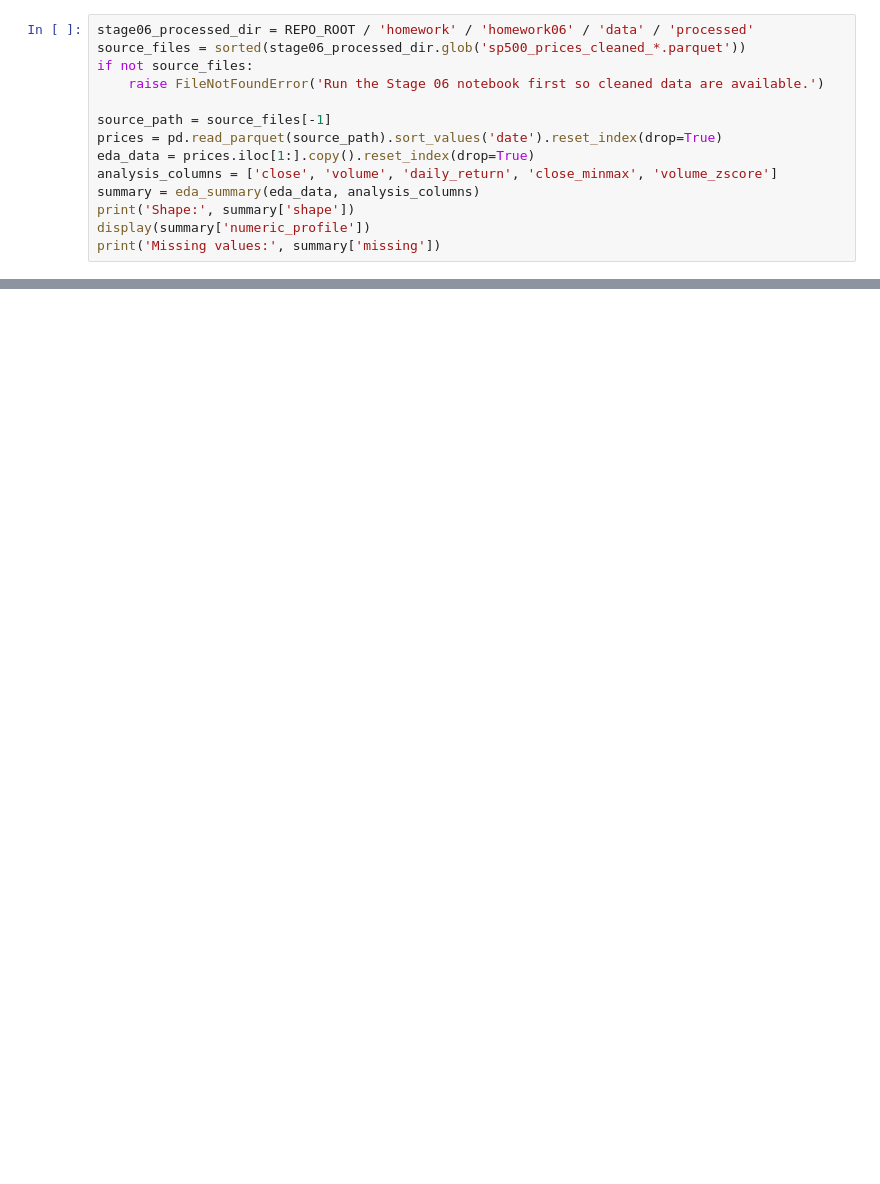
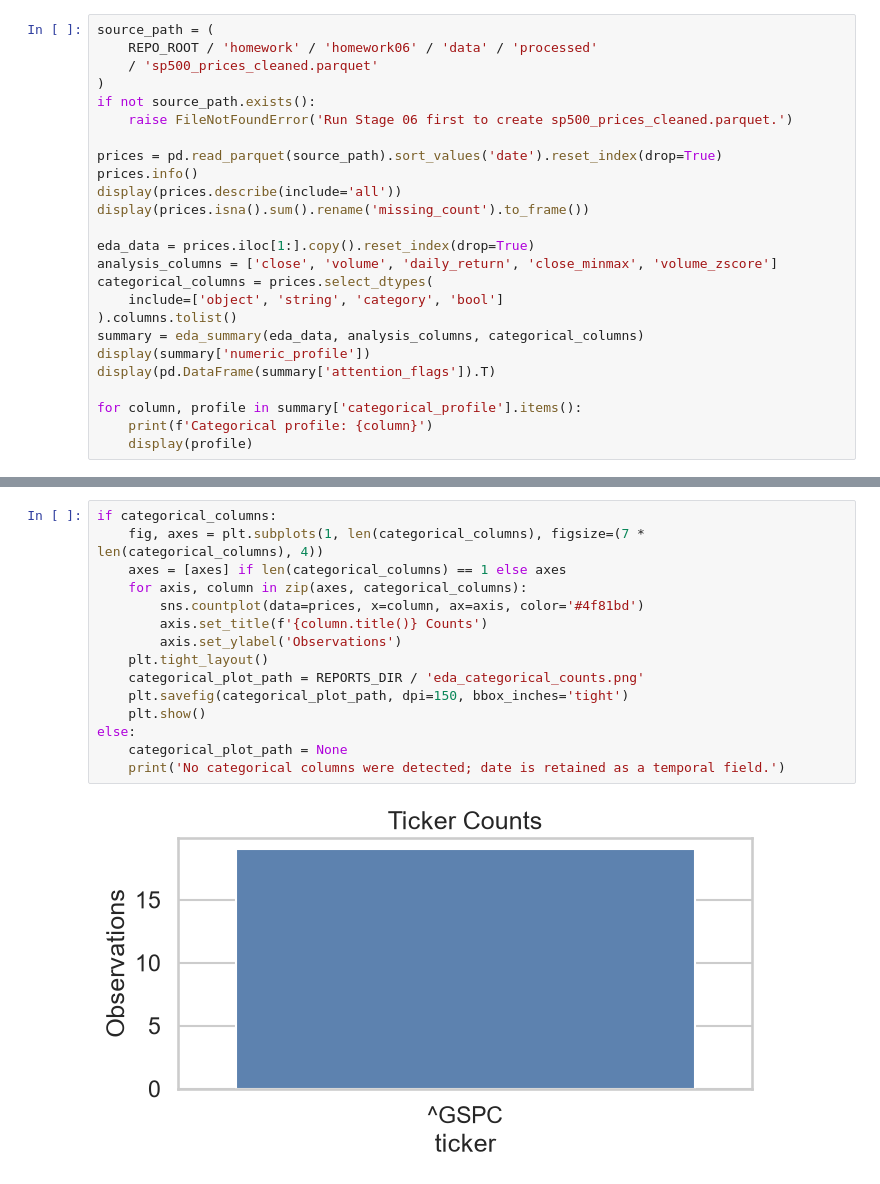
Before and after one commit to Funger1314/bootcamp_Yifang_Qiu, a Jupyter notebook: homework/homework08/homework08_exploratory-data-analysis_submission.ipynb, the cells around one changed output, grey strips where cells are left out. Drawn from its saved outputs; the diff is of its cells as text; blank space fills up the shorter version.

```diff
--- a/homework/homework08/homework08_exploratory-data-analysis_submission.ipynb
+++ b/homework/homework08/homework08_exploratory-data-analysis_submission.ipynb
@@ -45,15 +42,26 @@ The Stage 06 Parquet file is already type-corrected and validated. Return analys
 # %%
-stage06_processed_dir = REPO_ROOT / 'homework' / 'homework06' / 'data' / 'processed'
-source_files = sorted(stage06_processed_dir.glob('sp500_prices_cleaned_*.parquet'))
-if not source_files:
-    raise FileNotFoundError('Run the Stage 06 notebook first so cleaned data are available.')
+source_path = (
+    REPO_ROOT / 'homework' / 'homework06' / 'data' / 'processed'
+    / 'sp500_prices_cleaned.parquet'
+)
+if not source_path.exists():
+    raise FileNotFoundError('Run Stage 06 first to create sp500_prices_cleaned.parquet.')
 
-source_path = source_files[-1]
 prices = pd.read_parquet(source_path).sort_values('date').reset_index(drop=True)
+prices.info()
+display(prices.describe(include='all'))
+display(prices.isna().sum().rename('missing_count').to_frame())
+
 eda_data = prices.iloc[1:].copy().reset_index(drop=True)
 analysis_columns = ['close', 'volume', 'daily_return', 'close_minmax', 'volume_zscore']
-summary = eda_summary(eda_data, analysis_columns)
-print('Shape:', summary['shape'])
+categorical_columns = prices.select_dtypes(
+    include=['object', 'string', 'category', 'bool']
+).columns.tolist()
+summary = eda_summary(eda_data, analysis_columns, categorical_columns)
 display(summary['numeric_profile'])
-print('Missing values:', summary['missing'])
+display(pd.DataFrame(summary['attention_flags']).T)
+
+for column, profile in summary['categorical_profile'].items():
+    print(f'Categorical profile: {column}')
+    display(profile)
 # %% [output]
@@ -71,0 +124,17 @@ Missing values: {'date': 0, 'ticker': 0, 'open': 0, 'high': 0, 'low': 0, 'close'
+# %%
+if categorical_columns:
+    fig, axes = plt.subplots(1, len(categorical_columns), figsize=(7 * len(categorical_columns), 4))
+    axes = [axes] if len(categorical_columns) == 1 else axes
+    for axis, column in zip(axes, categorical_columns):
+        sns.countplot(data=prices, x=column, ax=axis, color='#4f81bd')
+        axis.set_title(f'{column.title()} Counts')
+        axis.set_ylabel('Observations')
+    plt.tight_layout()
+    categorical_plot_path = REPORTS_DIR / 'eda_categorical_counts.png'
+    plt.savefig(categorical_plot_path, dpi=150, bbox_inches='tight')
+    plt.show()
+else:
+    categorical_plot_path = None
+    print('No categorical columns were detected; date is retained as a temporal field.')
+# %% [output]
+[figure, added]
```
Also changed, not shown: parts of 24 cells of this notebook, 21 other files.
